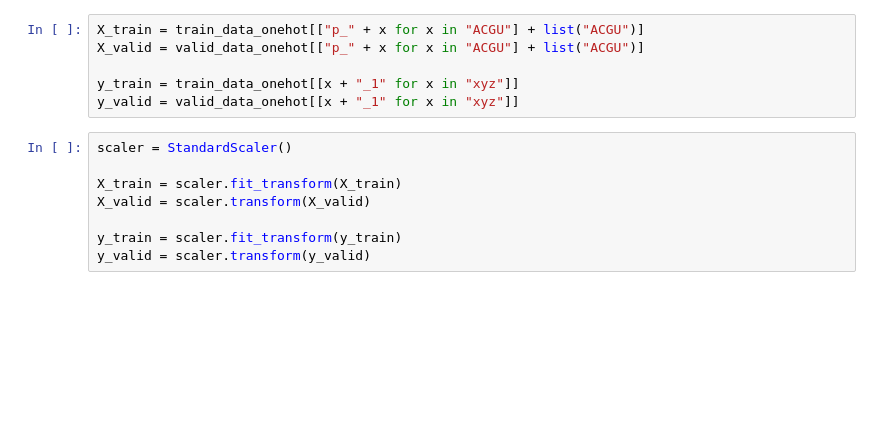
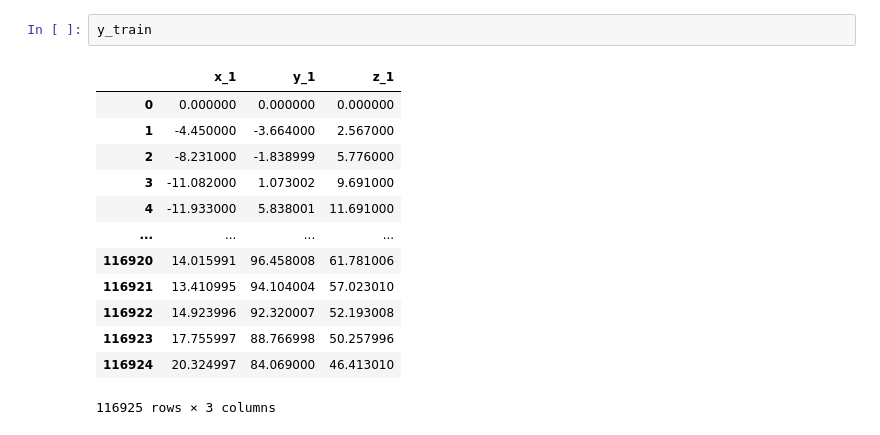
Before and after one commit to EduardoDuX/stanford-competition-rna, a Jupyter notebook: test_notebook_dudss.ipynb, the cells around one changed output. Saved outputs shown, nothing was run; the diff lists cells and outputs as text; blank space fills up the shorter version.

```diff
--- a/test_notebook_dudss.ipynb
+++ b/test_notebook_dudss.ipynb
@@ -69,14 +114,16 @@ See the caveats in the documentation: https://pandas.pydata.org/pandas-docs/stab
-# %%
-X_train = train_data_onehot[["p_" + x for x in "ACGU"] + list("ACGU")]
-X_valid = valid_data_onehot[["p_" + x for x in "ACGU"] + list("ACGU")]
-
-y_train = train_data_onehot[[x + "_1" for x in "xyz"]]
-y_valid = valid_data_onehot[[x + "_1" for x in "xyz"]]
-# %%
-scaler = StandardScaler()
-
-X_train = scaler.fit_transform(X_train)
-X_valid = scaler.transform(X_valid)
-
-y_train = scaler.fit_transform(y_train)
-y_valid = scaler.transform(y_valid)
+# %%
+y_train
+# %% [output]
+|  | x_1 | y_1 | z_1 |
+| 0 | 0.000000 | 0.000000 | 0.000000 |
+| 1 | -4.450000 | -3.664000 | 2.567000 |
+| 2 | -8.231000 | -1.838999 | 5.776000 |
+| 3 | -11.082000 | 1.073002 | 9.691000 |
+| 4 | -11.933000 | 5.838001 | 11.691000 |
+| ... | ... | ... | ... |
+| 116920 | 14.015991 | 96.458008 | 61.781006 |
+| 116921 | 13.410995 | 94.104004 | 57.023010 |
+| 116922 | 14.923996 | 92.320007 | 52.193008 |
+| 116923 | 17.755997 | 88.766998 | 50.257996 |
+| 116924 | 20.324997 | 84.069000 | 46.413010 |
+116925 rows × 3 columns
```
Also changed, not shown: parts of 20 cells of this notebook, 1 other file.
